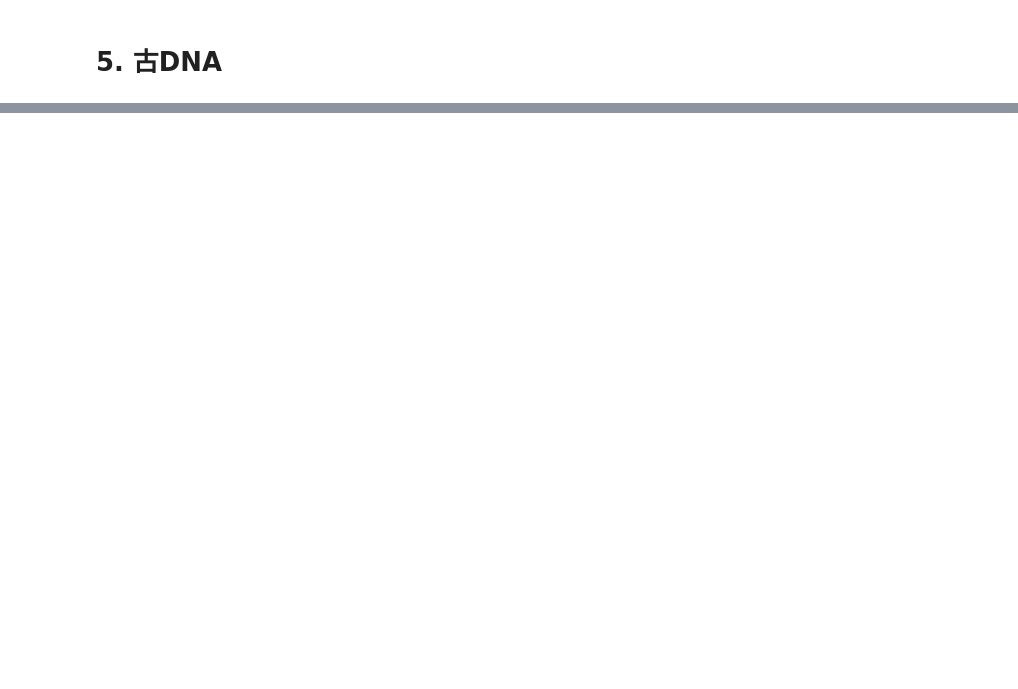
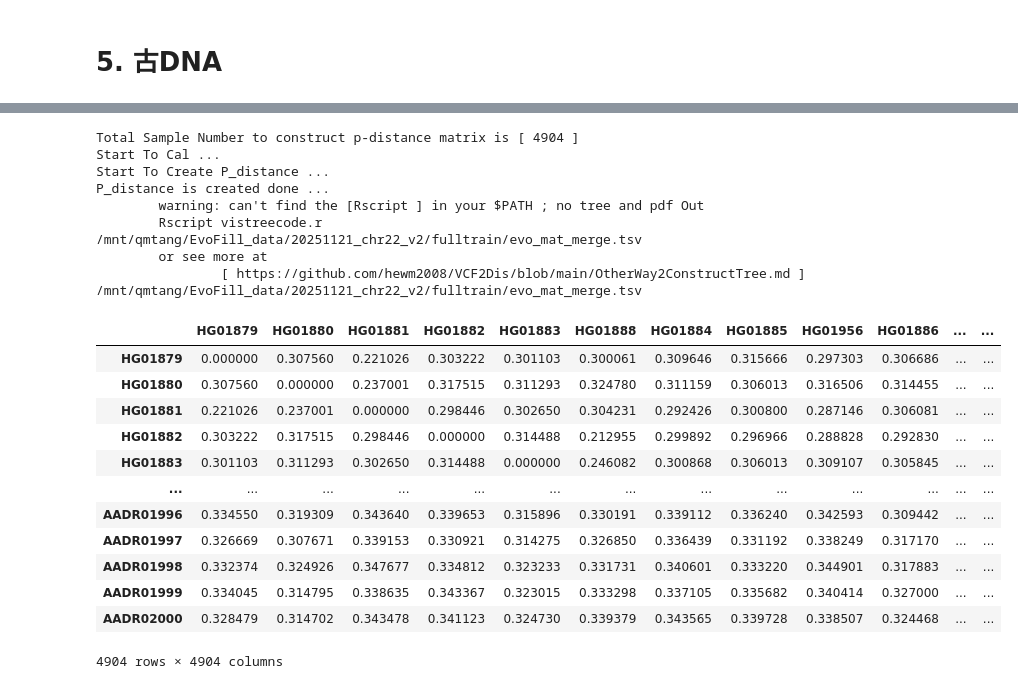
Before and after one commit to MaoLab-CD/EvoFill, a Jupyter notebook: notebook/1kGP_Partitioning.ipynb, the cells around one changed output, grey strips where cells are left out. Drawn from its saved outputs; the diff is of its cells as text; code cells hidden in the pictures; blank space fills up the shorter version.

```diff
--- a/notebook/1kGP_Partitioning.ipynb
+++ b/notebook/1kGP_Partitioning.ipynb
@@ -385,0 +386,34 @@ P_distance is created done ...
+# %%
+# %% 7. 计算 minor_10pct 遗传距离矩阵
+aDNA_vcf = "/mnt/qmtang/EvoFill_data/20251121_chr22_v2/fulltrain/merged.chr22.vcf.gz"
+
+evo_mat_aDNA = os.path.join(save_dir, "fulltrain", "evo_mat_merge.tsv")
+subprocess.run([VCF2DIS, "-InPut", aDNA_vcf, "-OutPut", evo_mat_aDNA], check=True)
+# 对称化
+dist_aDNA = pd.read_csv(evo_mat_aDNA, sep='\t', index_col=0, skiprows=1, header=None)
+idx_aDNA  = [i.strip() for i in dist_aDNA.index]
+dist_aDNA.columns, dist_aDNA.index = idx_aDNA, idx_aDNA
+dist_aDNA.to_csv(evo_mat_aDNA, sep='\t', header=True, index=True)
+dist_aDNA
+# %% [output]
+Total Sample Number to construct p-distance matrix is [ 4904 ]
+Start To Cal ...
+Start To Create P_distance ...
+P_distance is created done ...
+        warning: can't find the [Rscript ] in your $PATH ; no tree and pdf Out
+        Rscript vistreecode.r   /mnt/qmtang/EvoFill_data/20251121_chr22_v2/fulltrain/evo_mat_merge.tsv
+        or see more at
+                [ https://github.com/hewm2008/VCF2Dis/blob/main/OtherWay2ConstructTree.md ]     /mnt/qmtang/EvoFill_data/20251121_chr22_v2/fulltrain/evo_mat_merge.tsv
+|  | HG01879 | HG01880 | HG01881 | HG01882 | HG01883 | HG01888 | HG01884 | HG01885 | HG01956 | HG01886 | ... | ... |
+| HG01879 | 0.000000 | 0.307560 | 0.221026 | 0.303222 | 0.301103 | 0.300061 | 0.309646 | 0.315666 | 0.297303 | 0.306686 | ... | ... |
+| HG01880 | 0.307560 | 0.000000 | 0.237001 | 0.317515 | 0.311293 | 0.324780 | 0.311159 | 0.306013 | 0.316506 | 0.314455 | ... | ... |
+| HG01881 | 0.221026 | 0.237001 | 0.000000 | 0.298446 | 0.302650 | 0.304231 | 0.292426 | 0.300800 | 0.287146 | 0.306081 | ... | ... |
+| HG01882 | 0.303222 | 0.317515 | 0.298446 | 0.000000 | 0.314488 | 0.212955 | 0.299892 | 0.296966 | 0.288828 | 0.292830 | ... | ... |
+| HG01883 | 0.301103 | 0.311293 | 0.302650 | 0.314488 | 0.000000 | 0.246082 | 0.300868 | 0.306013 | 0.309107 | 0.305845 | ... | ... |
+| ... | ... | ... | ... | ... | ... | ... | ... | ... | ... | ... | ... | ... |
+| AADR01996 | 0.334550 | 0.319309 | 0.343640 | 0.339653 | 0.315896 | 0.330191 | 0.339112 | 0.336240 | 0.342593 | 0.309442 | ... | ... |
+| AADR01997 | 0.326669 | 0.307671 | 0.339153 | 0.330921 | 0.314275 | 0.326850 | 0.336439 | 0.331192 | 0.338249 | 0.317170 | ... | ... |
+| AADR01998 | 0.332374 | 0.324926 | 0.347677 | 0.334812 | 0.323233 | 0.331731 | 0.340601 | 0.333220 | 0.344901 | 0.317883 | ... | ... |
+| AADR01999 | 0.334045 | 0.314795 | 0.338635 | 0.343367 | 0.323015 | 0.333298 | 0.337105 | 0.335682 | 0.340414 | 0.327000 | ... | ... |
+| AADR02000 | 0.328479 | 0.314702 | 0.343478 | 0.341123 | 0.324730 | 0.339379 | 0.343565 | 0.339728 | 0.338507 | 0.324468 | ... | ... |
+4904 rows × 4904 columns
```
Also changed, not shown: parts of 4 cells of this notebook, 8 other files.
